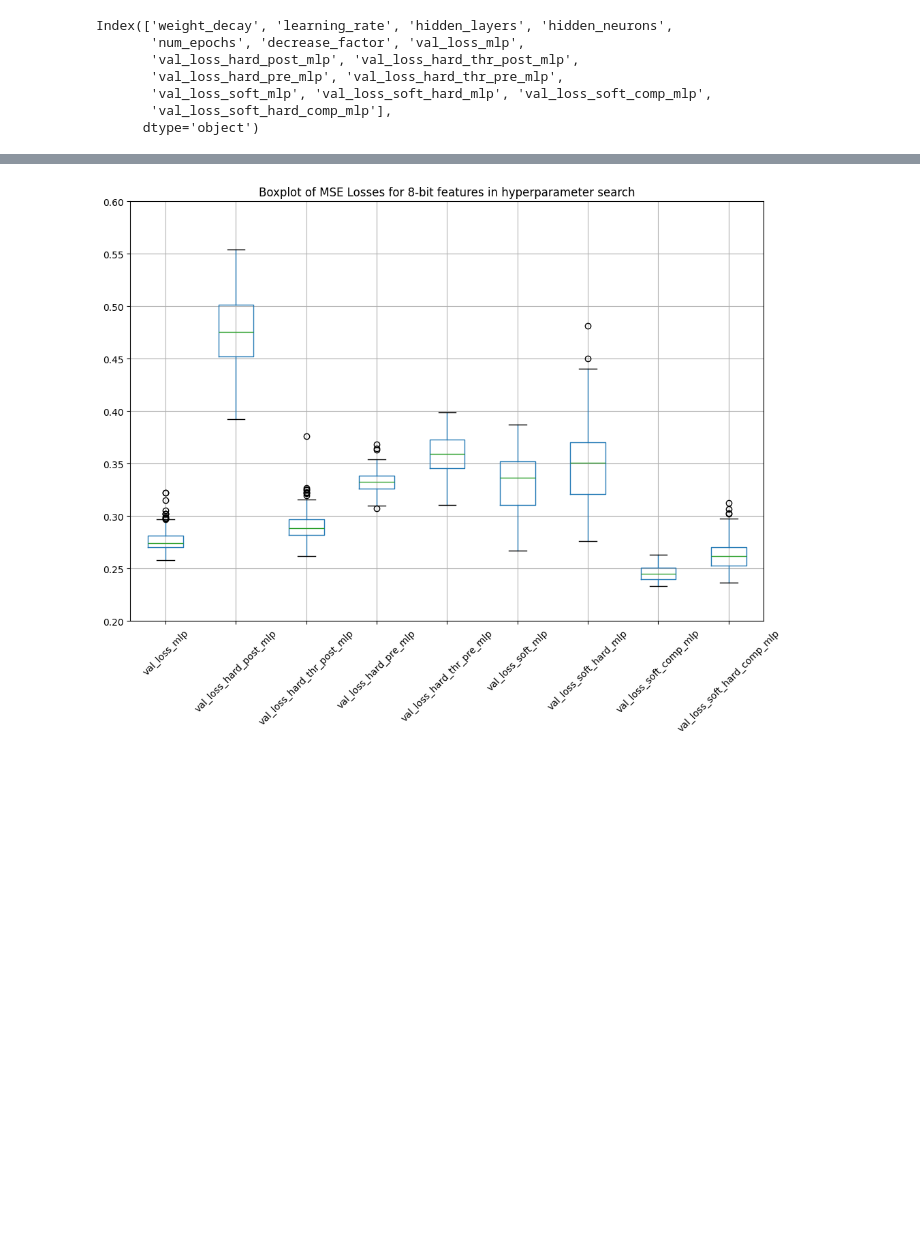
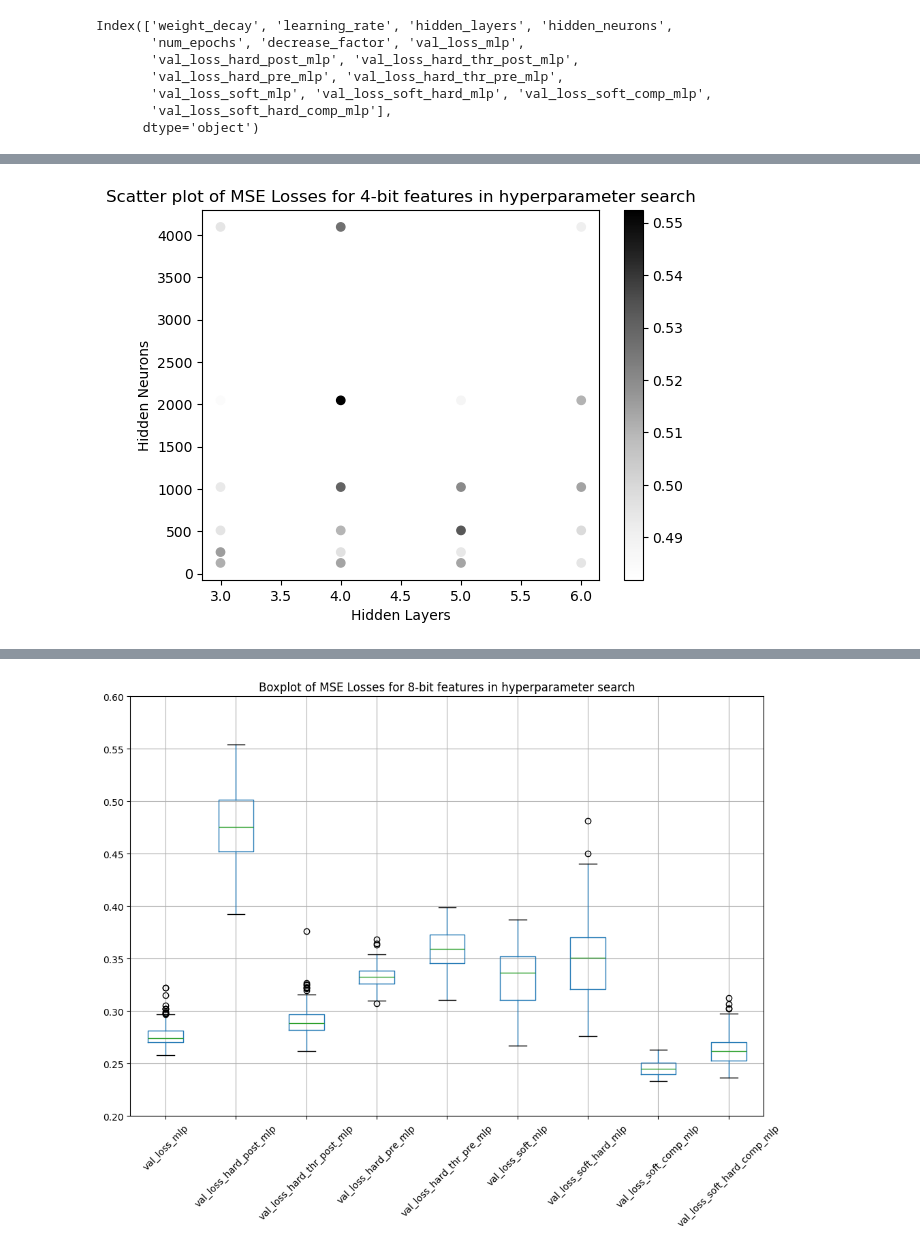
Before and after one commit to kschr40/FeatureCompression, a Jupyter notebook: notebooks/analyse_results.ipynb, the cells around one changed output, grey strips where cells are left out. Cells and saved outputs as stored; diff of their text form; code cells hidden in the pictures; blank space fills up the shorter version.

```diff
--- a/notebooks/analyse_results.ipynb
+++ b/notebooks/analyse_results.ipynb
@@ -43,0 +62,2 @@ plt.show()
+# %%
+mean_values = df.groupby(['hidden_layers', 'hidden_neurons'],as_index=False).min()
@@ -43,0 +84,9 @@ plt.show()
+# %%
+plt.scatter(mean_values['hidden_layers'], mean_values['hidden_neurons'], c = mean_values['val_loss_mlp'], cmap='Greys')
+plt.colorbar()
+plt.xlabel('Hidden Layers')
+plt.ylabel('Hidden Neurons')
+plt.title('Scatter plot of MSE Losses for 4-bit features in hyperparameter search')
+plt.show()
+# %% [output]
+[figure, added]
```
Also changed, not shown: parts of 12 cells of this notebook, 1 other file.
